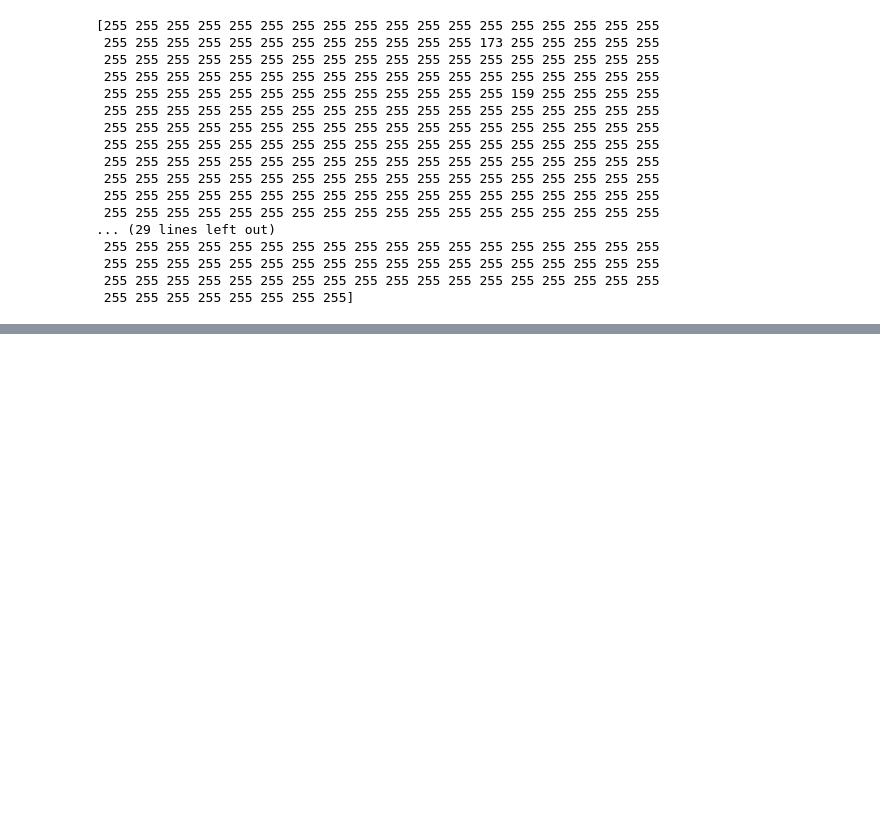
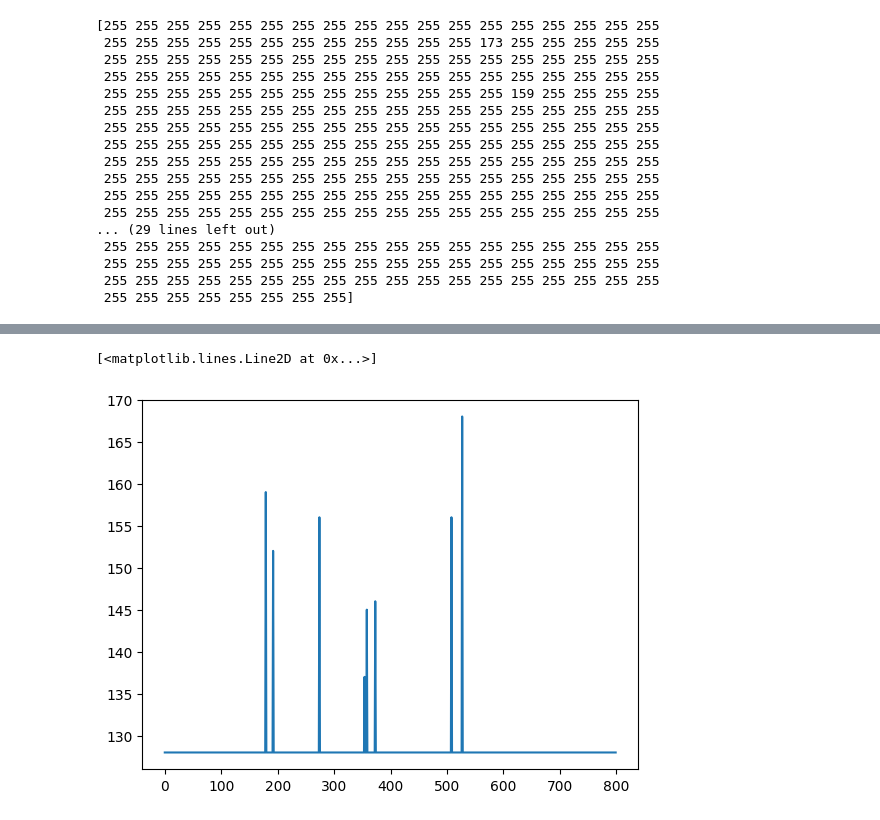
Before and after one commit to SharmilaJ14/KLA_Workshop, a Jupyter notebook: KLA Workshop.ipynb, the cells around one changed output, grey strips where cells are left out. Cells and saved outputs as stored; diff of their text form; code cells hidden in the pictures; blank space fills up the shorter version.

```diff
--- a/KLA Workshop.ipynb
+++ b/KLA Workshop.ipynb
@@ -109,0 +129,5 @@ This model will work under the condition that atleast one image will have the co
+# %%
+plt.plot(die3[555])
+# %% [output]
+[<matplotlib.lines.Line2D at 0x...>]
+[figure, added]
```
Also changed, not shown: parts of 27 cells of this notebook.
